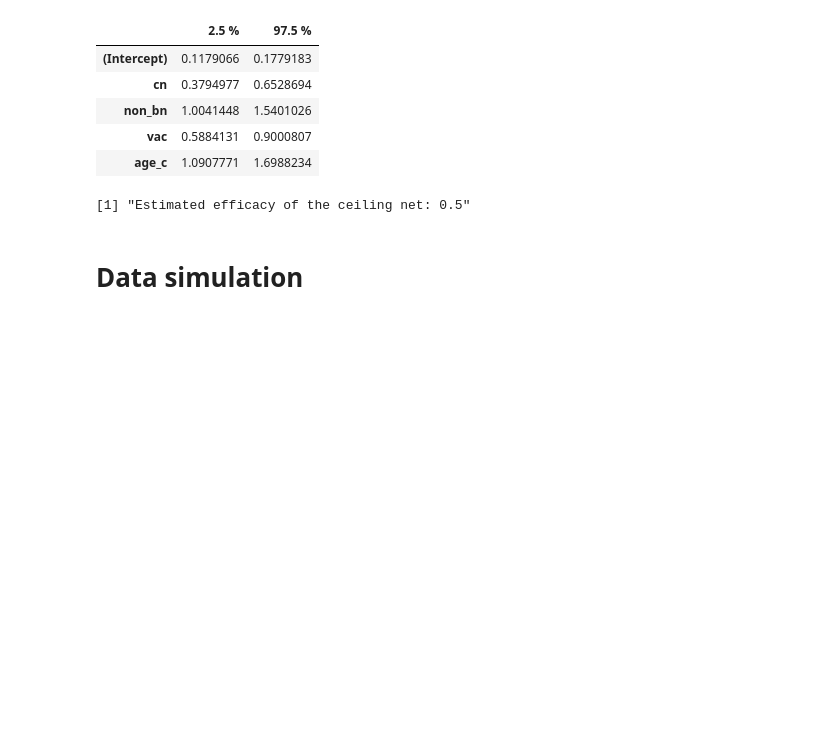
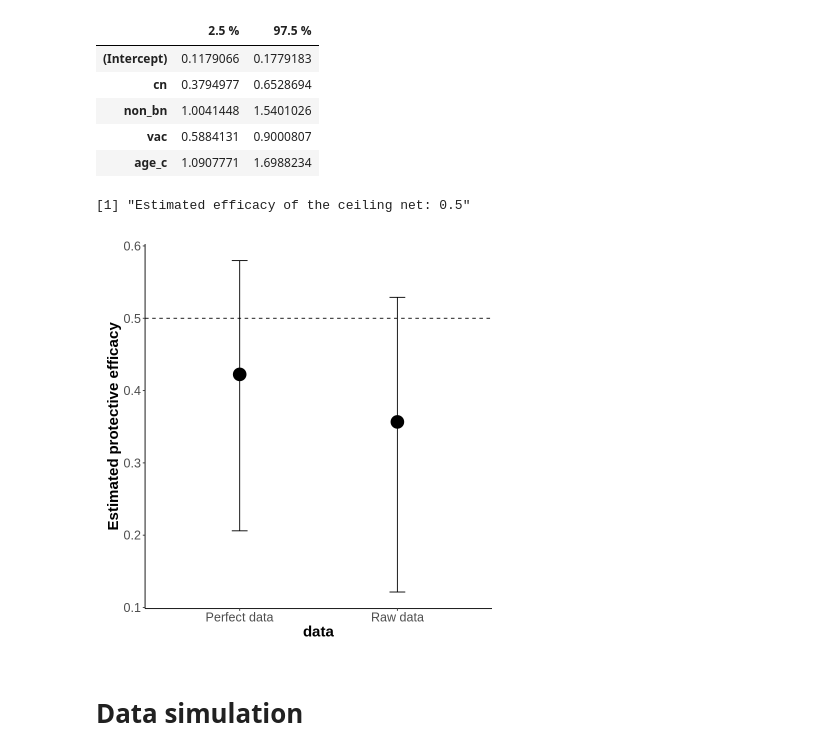
Before and after one commit to KoKYura/KI_PhD_2025, a Jupyter notebook: ki_workshop.ipynb, the cells around one changed output. Drawn from its saved outputs; the diff is of its cells as text; code cells hidden in the pictures; blank space fills up the shorter version.

```diff
--- a/ki_workshop.ipynb
+++ b/ki_workshop.ipynb
@@ -431,6 +431,29 @@ A matrix: 5 × 2 of type dbl
 | vac | 0.5884131 | 0.9000807 |
 | age_c | 1.0907771 | 1.6988234 |
 [1] "Estimated efficacy of the ceiling net: 0.5"
+# %%
+# Compare with the perfect data
+m_raw_itt <- 1-exp(fixef(model_raw_itt))[[2]]
+l_raw_itt <- 1-exp(confint(model_raw_itt, parm = "beta_", method = "Wald"))[[2,2]]
+u_raw_itt <- 1-exp(confint(model_raw_itt, parm = "beta_", method = "Wald"))[[2,1]]
+
+m_full_itt <- 1-exp(fixef(model_itt))[[2]]
+l_full_itt <- 1-exp(confint(model_itt, parm = "beta_", method = "Wald"))[[2,2]]
+u_full_itt <- 1-exp(confint(model_itt, parm = "beta_", method = "Wald"))[[2,1]]
+
+data_res <- tibble(data = c("Raw data", "Perfect data"),
+                   est = c(m_raw_itt, m_full_itt),
+                   l = c(l_raw_itt, l_full_itt),
+                   u = c(u_raw_itt, u_full_itt))
+
+ggplot(data_res, aes(x = data, y = est)) +
+  ylab("Estimated protective efficacy") +
+  geom_point(size = 7) +
+  geom_errorbar(aes(ymin = l, ymax = u), width = 0.1) +
+  theme +
+  geom_hline(yintercept = 0.5, linetype = 2)
+# %% [output]
+[figure, added]
 # %% [markdown]
 # Data simulation
 # %% [markdown]
```
Also changed, not shown: parts of 12 cells of this notebook.
